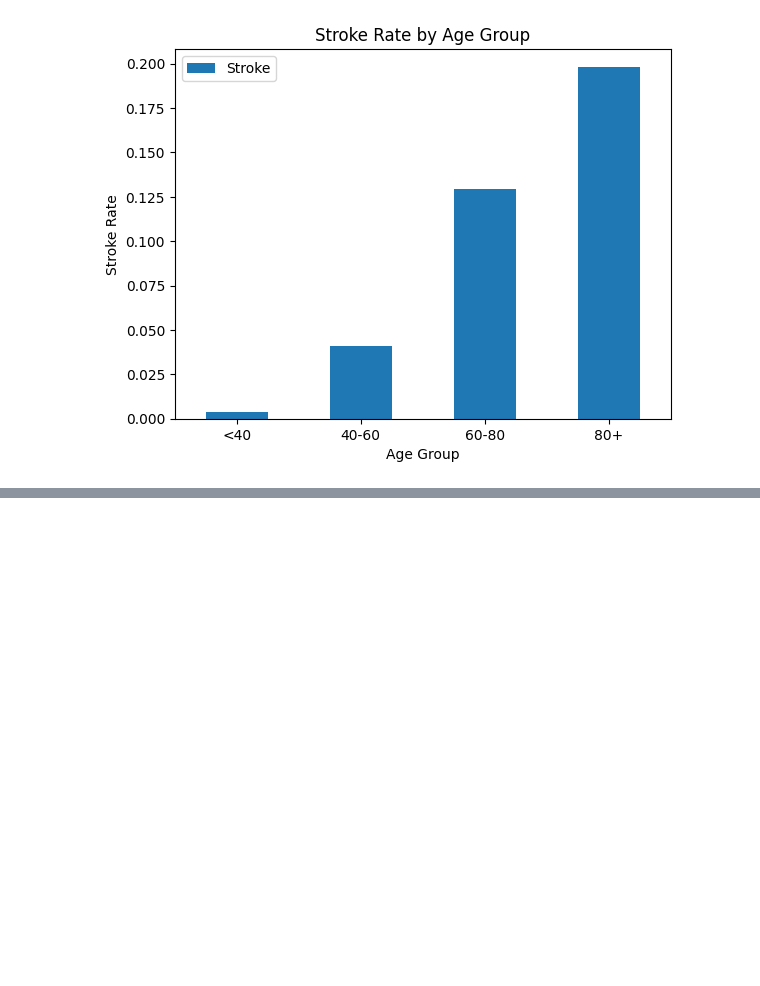
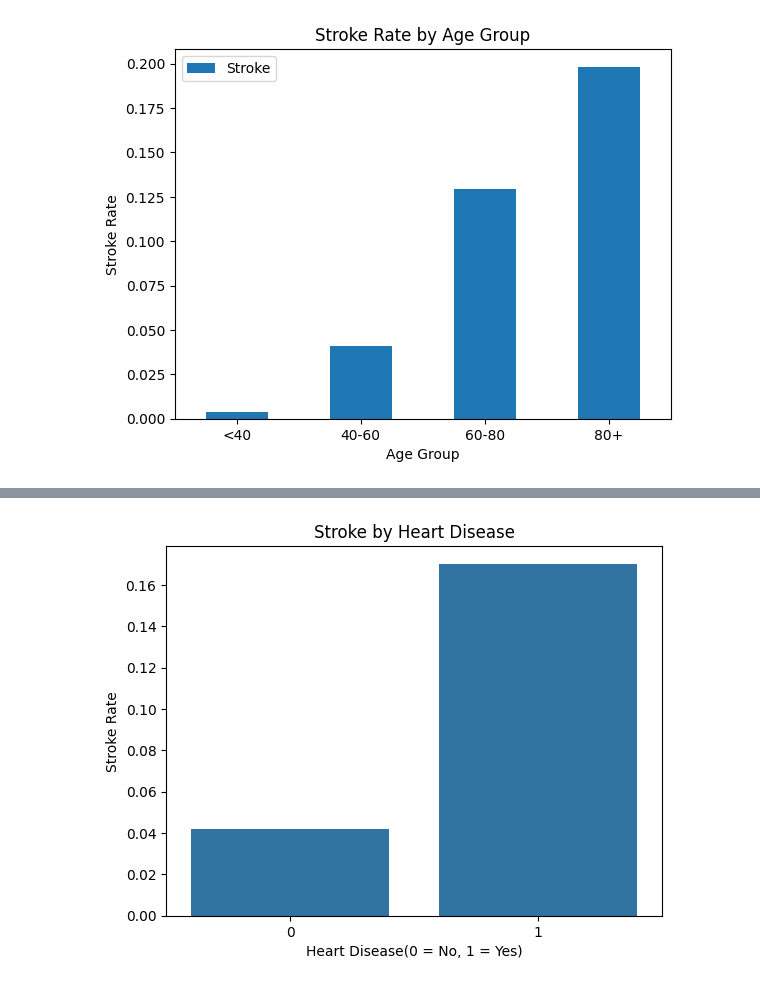
Before and after one commit to NovikovAnton-code/Stroke-Prediction-Course-Work, a Jupyter notebook: Stroke_Prediction.ipynb, the cells around one changed output, grey strips where cells are left out. Drawn from its saved outputs; the diff is of its cells as text; code cells hidden in the pictures; blank space fills up the shorter version.

```diff
--- a/Stroke_Prediction.ipynb
+++ b/Stroke_Prediction.ipynb
@@ -232,0 +303,8 @@ plt.show();
+# %%
+sns.barplot(x = stroke_rate_heart_disease.index, y = stroke_rate_heart_disease.values)
+plt.title('Stroke by Heart Disease')
+plt.xlabel('Heart Disease(0 = No, 1 = Yes)')
+plt.ylabel('Stroke Rate')
+plt.show()
+# %% [output]
+[figure, added]
```
Also changed, not shown: parts of 29 cells of this notebook.
